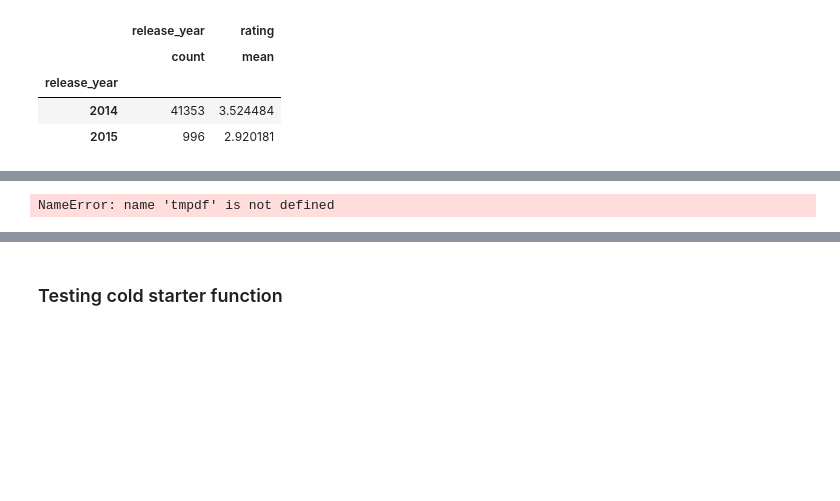
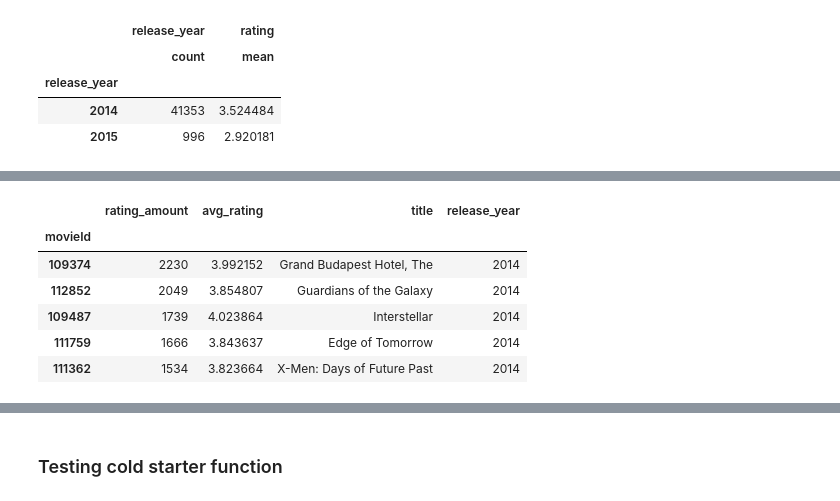
Before and after one commit to HamidSadEsf/movie_recommendation_ProjectCDS, a Jupyter notebook: colloborative_filtering_recommender.ipynb, the cells around one changed output, grey strips where cells are left out. Drawn from its saved outputs; the diff is of its cells as text; code cells hidden in the pictures; blank space fills up the shorter version.

```diff
--- a/colloborative_filtering_recommender.ipynb
+++ b/colloborative_filtering_recommender.ipynb
@@ -134,8 +147,14 @@ tmpdf.head()
 # %%
-# select only the movies that have been rated more than 10 times and with the average rating higher then 3.5
+# Create a list of "popular" movies: select only the movies that have been rated more than 10 times and with the average rating higher then 3.5
 mask = (tmpdf['rating_amount'] > 10) & (tmpdf['avg_rating'] > 3.0)
 tmpdf2 = tmpdf.loc[mask]
-tmpdf2.sort_values(by="avg_rating", ascending=False).head()
+tmpdf2.sort_values(by=["rating_amount", "avg_rating"],ascending=False).head()
 # %% [output]
-NameError: name 'tmpdf' is not defined
+|  | rating_amount | avg_rating | title | release_year |
+| movieId |  |  |  |  |
+| 109374 | 2230 | 3.992152 | Grand Budapest Hotel, The | 2014 |
+| 112852 | 2049 | 3.854807 | Guardians of the Galaxy | 2014 |
+| 109487 | 1739 | 4.023864 | Interstellar | 2014 |
+| 111759 | 1666 | 3.843637 | Edge of Tomorrow | 2014 |
+| 111362 | 1534 | 3.823664 | X-Men: Days of Future Past | 2014 |
 # %%
```
Also changed, not shown: parts of 15 cells of this notebook.
